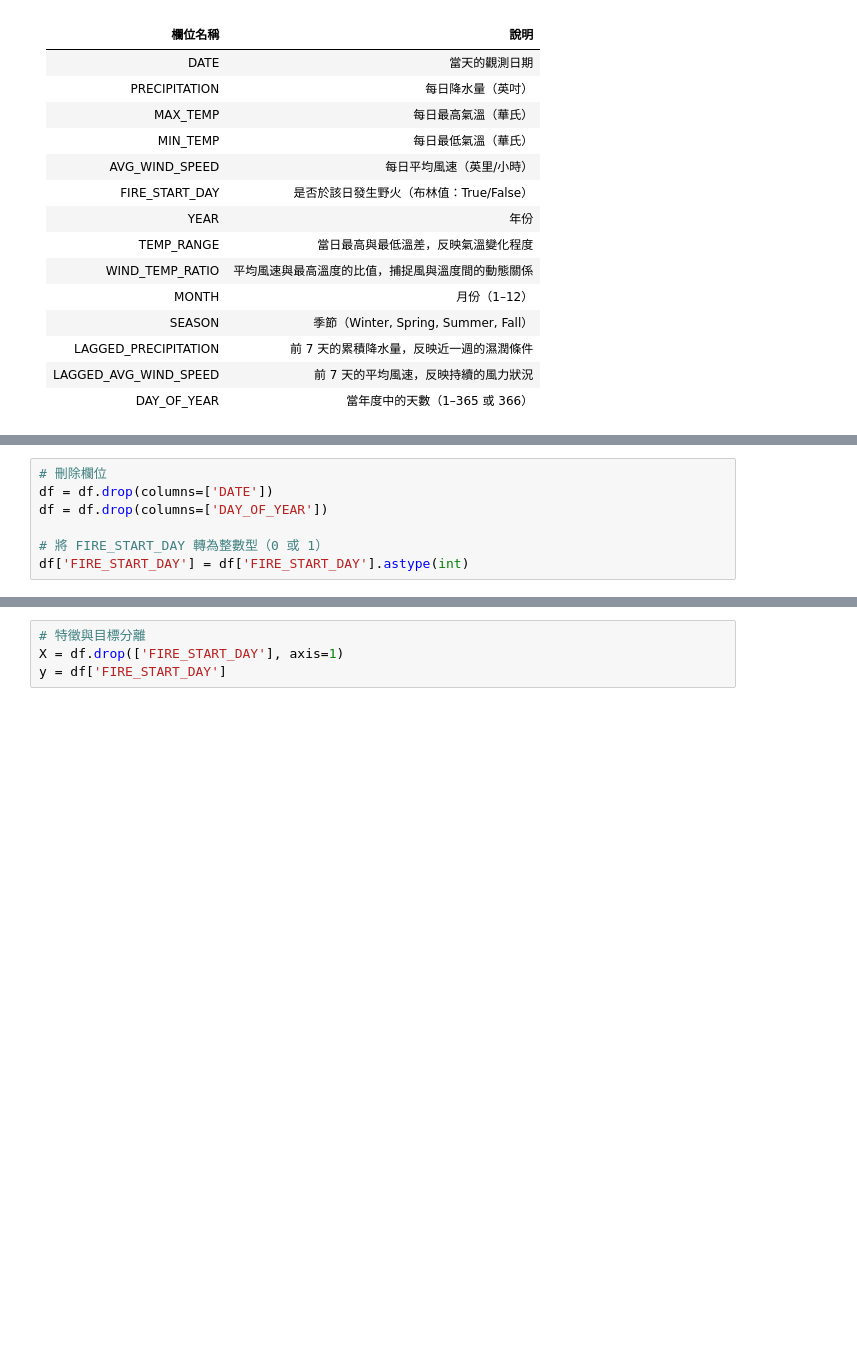
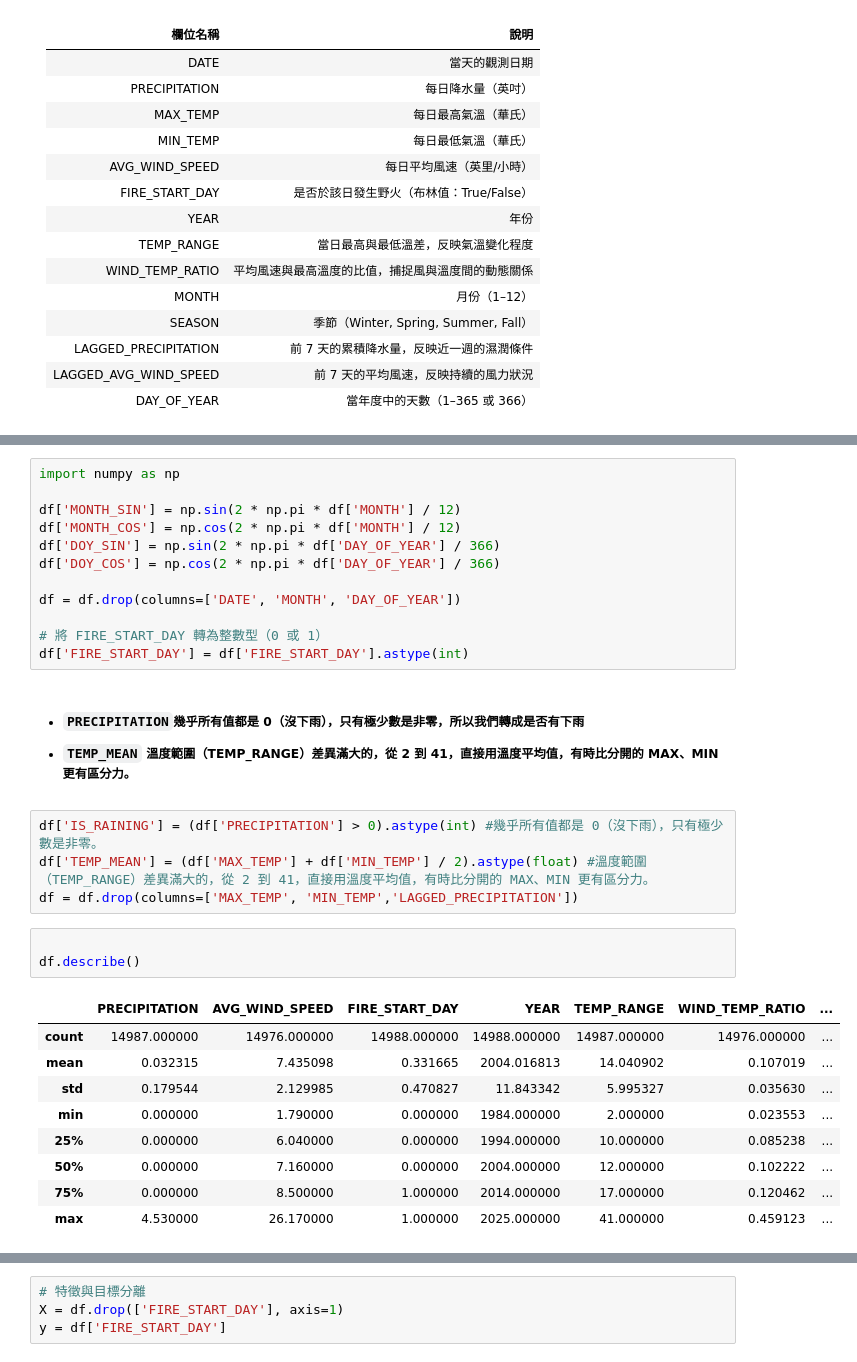
Before and after one commit to yehdanny/sideproject___wildfire-prediction, a Jupyter notebook: 02-simplify.ipynb, the cells around one changed output, grey strips where cells are left out. Drawn from its saved outputs; the diff is of its cells as text; blank space fills up the shorter version.

```diff
--- a/02-simplify.ipynb
+++ b/02-simplify.ipynb
@@ -33,10 +55,40 @@ df.head(5)
 # %%
-# 刪除欄位
-df = df.drop(columns=['DATE'])
-df = df.drop(columns=['DAY_OF_YEAR'])
+import numpy as np
+
+df['MONTH_SIN'] = np.sin(2 * np.pi * df['MONTH'] / 12)
+df['MONTH_COS'] = np.cos(2 * np.pi * df['MONTH'] / 12)
+df['DOY_SIN'] = np.sin(2 * np.pi * df['DAY_OF_YEAR'] / 366)
+df['DOY_COS'] = np.cos(2 * np.pi * df['DAY_OF_YEAR'] / 366)
+
+df = df.drop(columns=['DATE', 'MONTH', 'DAY_OF_YEAR'])
 
 # 將 FIRE_START_DAY 轉為整數型（0 或 1）
 df['FIRE_START_DAY'] = df['FIRE_START_DAY'].astype(int)
+# %% [markdown]
+<h5>
+
+- `PRECIPITATION`幾乎所有值都是 0（沒下雨），只有極少數是非零，所以我們轉成是否有下雨
+
+- `TEMP_MEAN` 溫度範圍（TEMP_RANGE）差異滿大的，從 2 到 41，直接用溫度平均值，有時比分開的 MAX、MIN 更有區分力。
+
+</h5>
+# %%
+df['IS_RAINING'] = (df['PRECIPITATION'] > 0).astype(int) #幾乎所有值都是 0（沒下雨），只有極少數是非零。
+df['TEMP_MEAN'] = (df['MAX_TEMP'] + df['MIN_TEMP'] / 2).astype(float) #溫度範圍（TEMP_RANGE）差異滿大的，從 2 到 41，直接用溫度平均值，有時比分開的 MAX、MIN 更有區分力。
+df = df.drop(columns=['MAX_TEMP', 'MIN_TEMP','LAGGED_PRECIPITATION'])
+# %%
+
+df.describe()
+# %% [output]
+|  | PRECIPITATION | AVG_WIND_SPEED | FIRE_START_DAY | YEAR | TEMP_RANGE | WIND_TEMP_RATIO | ... |
+| count | 14987.000000 | 14976.000000 | 14988.000000 | 14988.000000 | 14987.000000 | 14976.000000 | ... |
+| mean | 0.032315 | 7.435098 | 0.331665 | 2004.016813 | 14.040902 | 0.107019 | ... |
+| std | 0.179544 | 2.129985 | 0.470827 | 11.843342 | 5.995327 | 0.035630 | ... |
+| min | 0.000000 | 1.790000 | 0.000000 | 1984.000000 | 2.000000 | 0.023553 | ... |
+| 25% | 0.000000 | 6.040000 | 0.000000 | 1994.000000 | 10.000000 | 0.085238 | ... |
+| 50% | 0.000000 | 7.160000 | 0.000000 | 2004.000000 | 12.000000 | 0.102222 | ... |
+| 75% | 0.000000 | 8.500000 | 1.000000 | 2014.000000 | 17.000000 | 0.120462 | ... |
+| max | 4.530000 | 26.170000 | 1.000000 | 2025.000000 | 41.000000 | 0.459123 | ... |
 # %% [markdown]
 - 根據[NOAA](https://www.noaa.gov/noaa-wildfire)
 - 和[Climate](https://www.climate.gov/news-features/event-tracker/weather-and-climate-influences-january-2025-fires-around-los-angeles)
```
Also changed, not shown: parts of 23 cells of this notebook.
